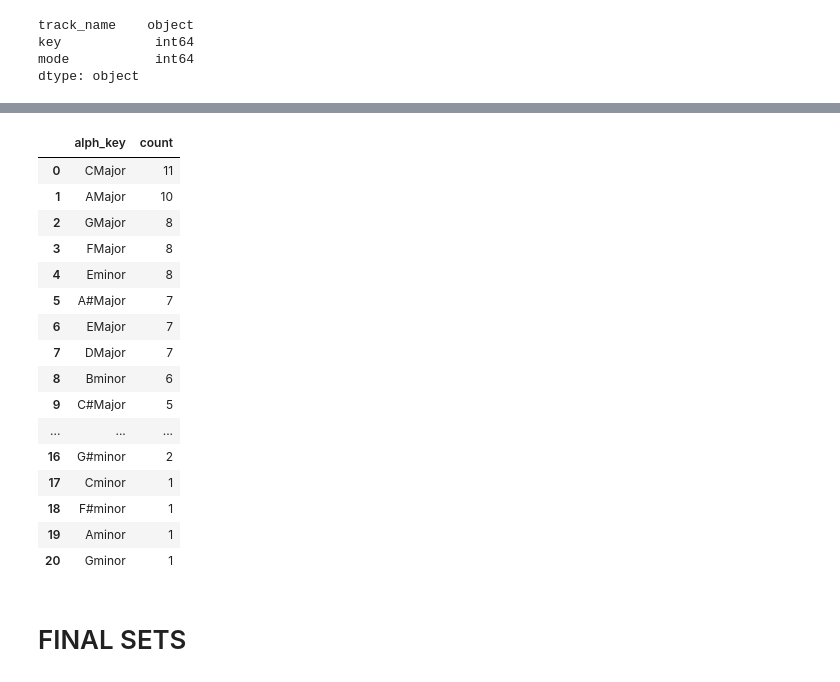
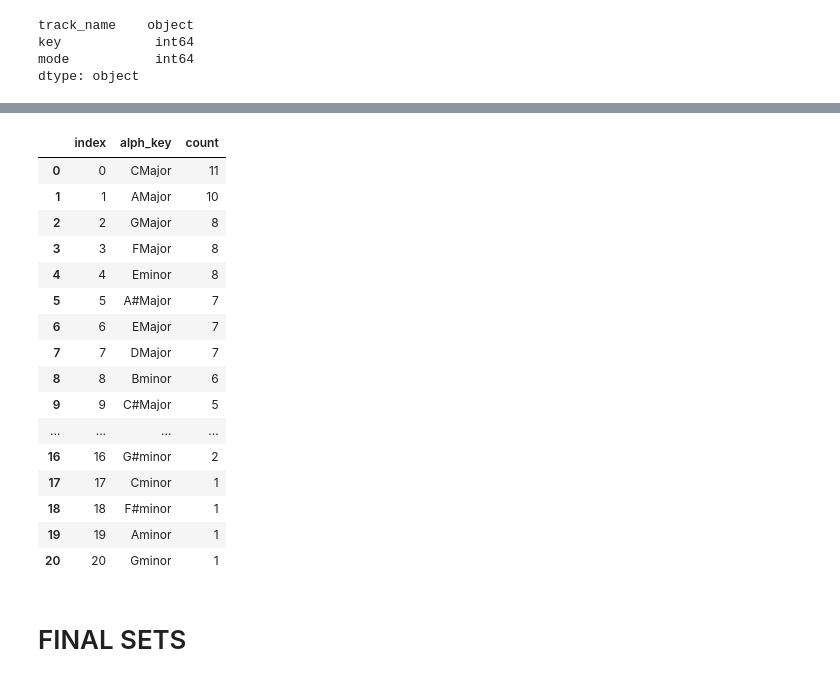
Before and after one commit to KellyHarthan/Capstone_KellyHarthan, a Jupyter notebook: notebooks/1972_F.ipynb, the cells around one changed output, grey strips where cells are left out. Cells and saved outputs as stored; diff of their text form; code cells hidden in the pictures.

```diff
--- a/notebooks/1972_F.ipynb
+++ b/notebooks/1972_F.ipynb
@@ -504,27 +560,28 @@ See the caveats in the documentation: https://pandas.pydata.org/pandas-docs/stab
 # %%
 pop_keys=key_trns_f.groupby(['alph_key'])['count'].count()
 pop_keys= pd.DataFrame(pop_keys).reset_index().sort_values('count',ascending =False)
 pop_keys= pop_keys.reset_index()
 pop_keys= pop_keys.drop(columns=['index'])
+pop_keys= pop_keys.reset_index()
 pop_keys
 # %% [output]
-|  | alph_key | count |
-| 0 | CMajor | 11 |
-| 1 | AMajor | 10 |
-| 2 | GMajor | 8 |
-| 3 | FMajor | 8 |
-| 4 | Eminor | 8 |
-| 5 | A#Major | 7 |
-| 6 | EMajor | 7 |
-| 7 | DMajor | 7 |
-| 8 | Bminor | 6 |
-| 9 | C#Major | 5 |
-| ... | ... | ... |
-| 16 | G#minor | 2 |
-| 17 | Cminor | 1 |
-| 18 | F#minor | 1 |
-| 19 | Aminor | 1 |
-| 20 | Gminor | 1 |
+|  | index | alph_key | count |
+| 0 | 0 | CMajor | 11 |
+| 1 | 1 | AMajor | 10 |
+| 2 | 2 | GMajor | 8 |
+| 3 | 3 | FMajor | 8 |
+| 4 | 4 | Eminor | 8 |
+| 5 | 5 | A#Major | 7 |
+| 6 | 6 | EMajor | 7 |
+| 7 | 7 | DMajor | 7 |
+| 8 | 8 | Bminor | 6 |
+| 9 | 9 | C#Major | 5 |
+| ... | ... | ... | ... |
+| 16 | 16 | G#minor | 2 |
+| 17 | 17 | Cminor | 1 |
+| 18 | 18 | F#minor | 1 |
+| 19 | 19 | Aminor | 1 |
+| 20 | 20 | Gminor | 1 |
 # %% [markdown]
 # FINAL SETS
 # %% [markdown]
```
Also changed, not shown: parts of 33 cells of this notebook, 32 other files.
